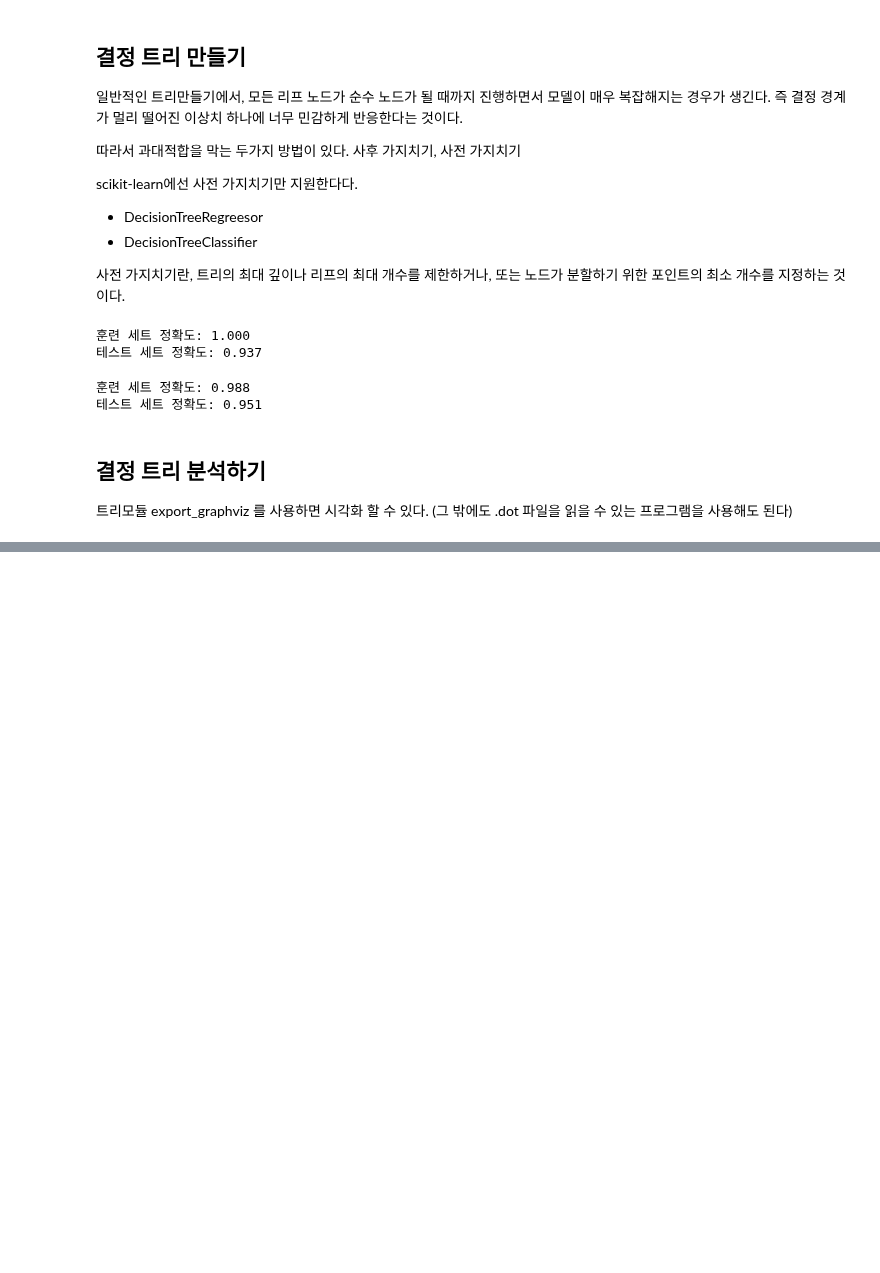
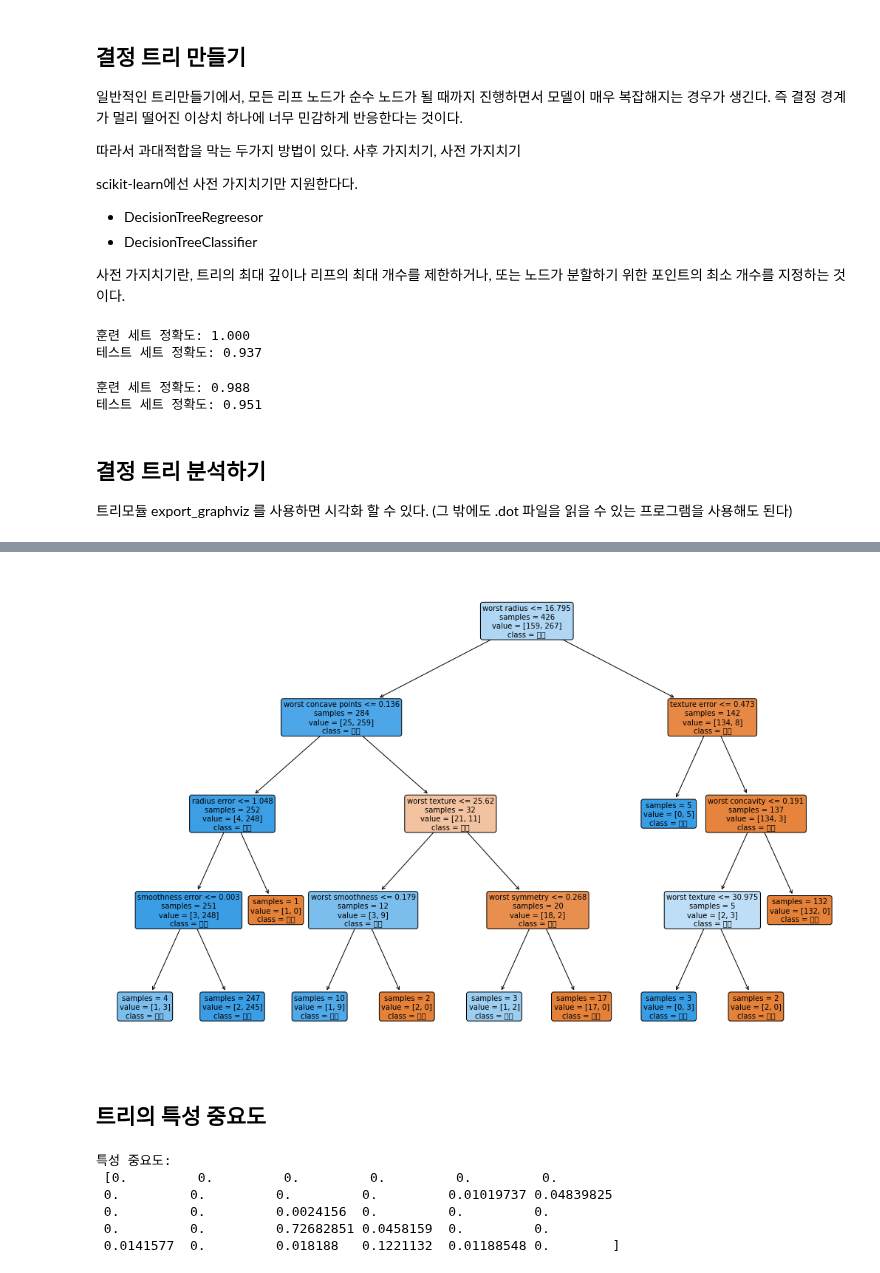
Before and after one commit to 201ssc/python_test1, a Jupyter notebook: python_ml_4.ipynb, the cells around one changed output, grey strips where cells are left out. Cells and saved outputs as stored; diff of their text form; code cells hidden in the pictures; blank space fills up the shorter version.

```diff
--- a/python_ml_4.ipynb
+++ b/python_ml_4.ipynb
@@ -148,3 +148,25 @@ with open("tree.dot") as f:
 display(graphviz.Source(dot_graph))
 # %% [output]
 [drawing not drawn]
+# %%
+# scikit-learn 0.2 버전에서 plot_tree 함수를 이용하면 .dot 파일을 만들지 않고 바로 트리를 그릴 수 있다.
+# 이 함수는 export_graphviz() 함수에서 사용한 class_names, feature_names 등 매개변수를 모두 지원한다.
+
+from sklearn.tree import plot_tree
+plt.figure(figsize=(18,12))
+plot_tree(tree, class_names=["악성", "양성"], feature_names = cancer.feature_names, impurity=False, filled=True,
+          rounded=True, fontsize=10)
+plt.show()
+# %% [output]
+[figure, added]
+# %% [markdown]
+## 트리의 특성 중요도
+# %%
+print("특성 중요도:\n", tree.feature_importances_)
+# %% [output]
+특성 중요도:
+ [0.         0.         0.         0.         0.         0.
+ 0.         0.         0.         0.         0.01019737 0.04839825
+ 0.         0.         0.0024156  0.         0.         0.
+ 0.         0.         0.72682851 0.0458159  0.         0.
+ 0.0141577  0.         0.018188   0.1221132  0.01188548 0.        ]
```
Also changed, not shown: parts of 5 cells of this notebook.
